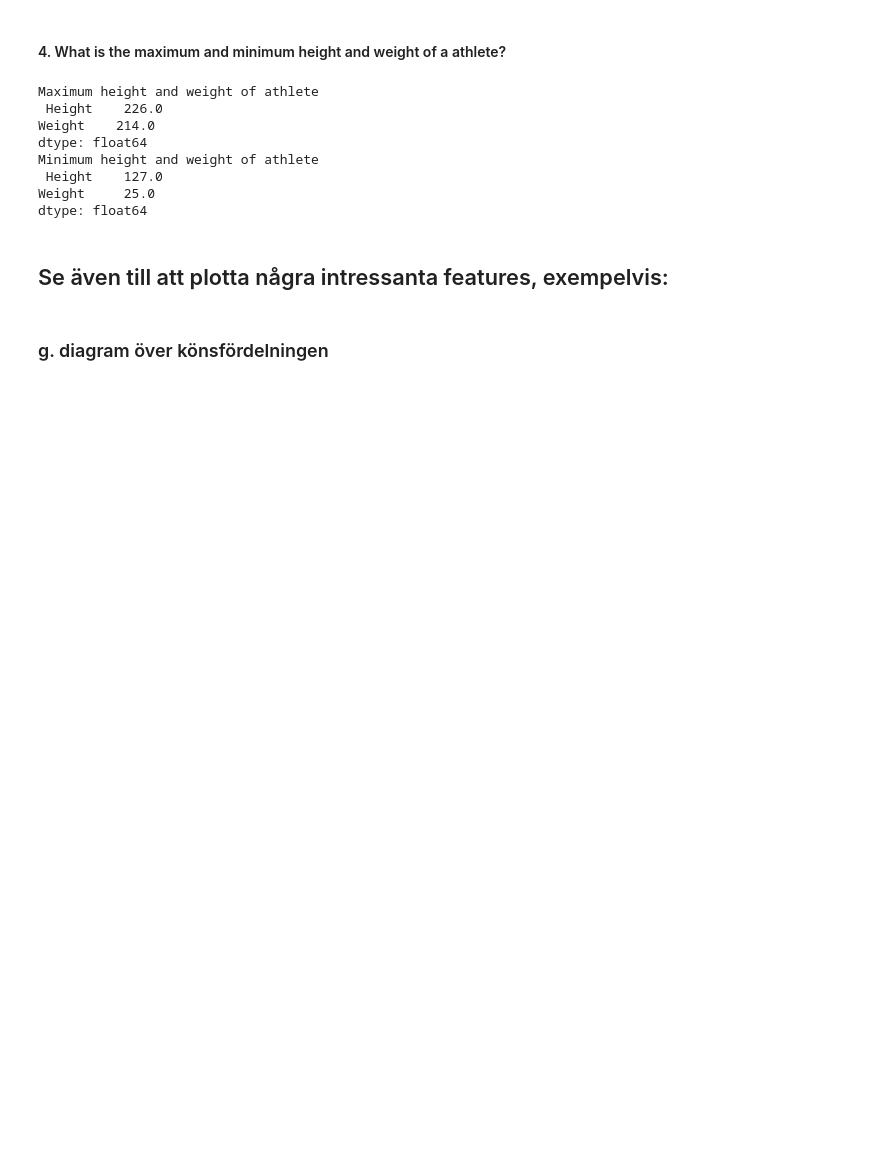
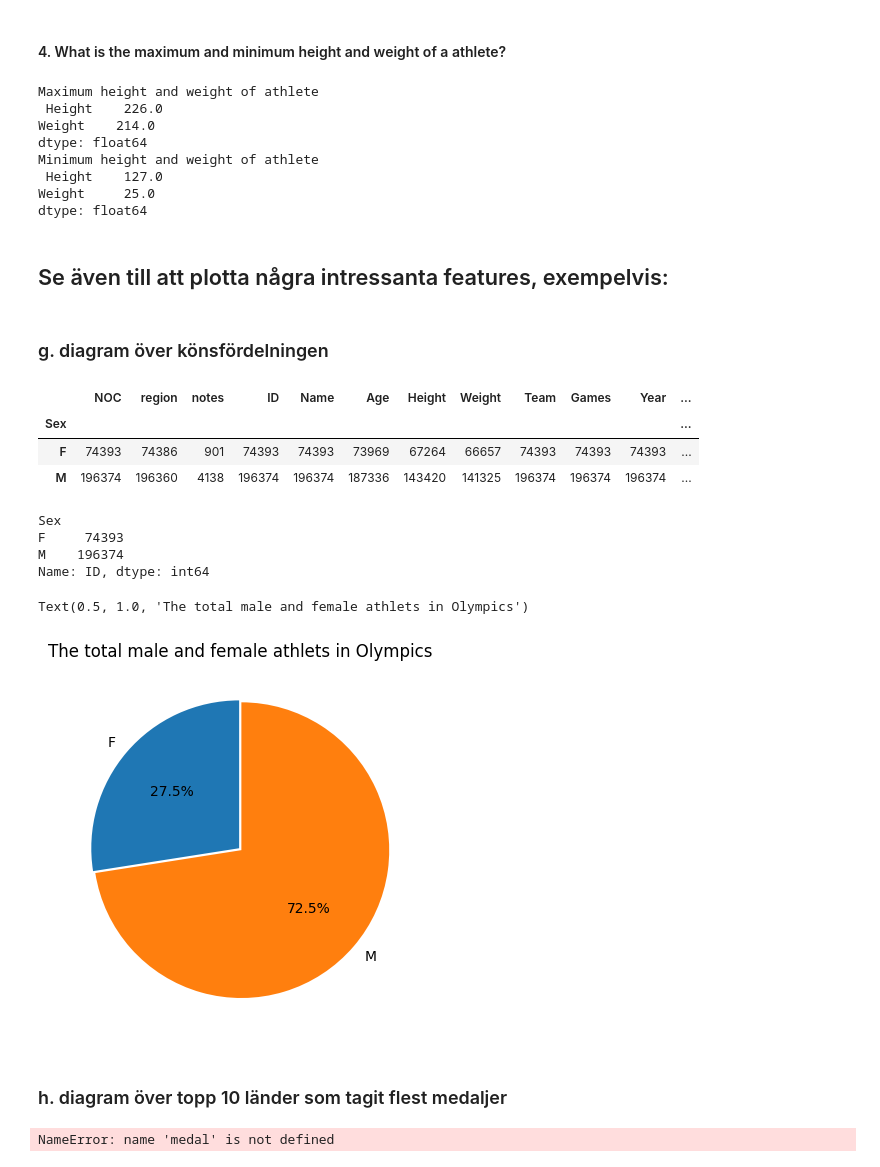
Before and after one commit to wlinds/ITHS-Projekt-OS, a Jupyter notebook: Project/Uppgift 0.ipynb, the cells around one changed output. Cells and saved outputs as stored; diff of their text form; code cells hidden in the pictures; blank space fills up the shorter version.

```diff
--- a/Project/Uppgift 0.ipynb
+++ b/Project/Uppgift 0.ipynb
@@ -202,0 +203,30 @@ df_s = df["Sex"].value_counts()
+# %%
+df_sex = df_merge.groupby("Sex").count()
+df_sex
+# %% [output]
+|  | NOC | region | notes | ID | Name | Age | Height | Weight | Team | Games | Year | ... |
+| Sex |  |  |  |  |  |  |  |  |  |  |  | ... |
+| F | 74393 | 74386 | 901 | 74393 | 74393 | 73969 | 67264 | 66657 | 74393 | 74393 | 74393 | ... |
+| M | 196374 | 196360 | 4138 | 196374 | 196374 | 187336 | 143420 | 141325 | 196374 | 196374 | 196374 | ... |
+# %%
+df_sex["ID"]
+# %% [output]
+Sex
+F     74393
+M    196374
+Name: ID, dtype: int64
+# %%
+import matplotlib.pyplot as plt
+
+plt.pie(x = df_sex["ID"], labels= df_sex.index, autopct="%0.1f%%", explode=[0.01, 0.01], startangle= 90)
+plt.title("The total male and female athlets in Olympics")
+# %% [output]
+Text(0.5, 1.0, 'The total male and female athlets in Olympics')
+[figure, added]
+# %% [markdown]
+###   h. diagram över topp 10 länder som tagit flest medaljer
+# %%
+medals = medal.groupby("region")["Medal"].value_counts().sort_values(ascending=False).head(10)
+medals
+# %% [output]
+NameError: name 'medal' is not defined
```
Also changed, not shown: parts of 20 cells of this notebook.
